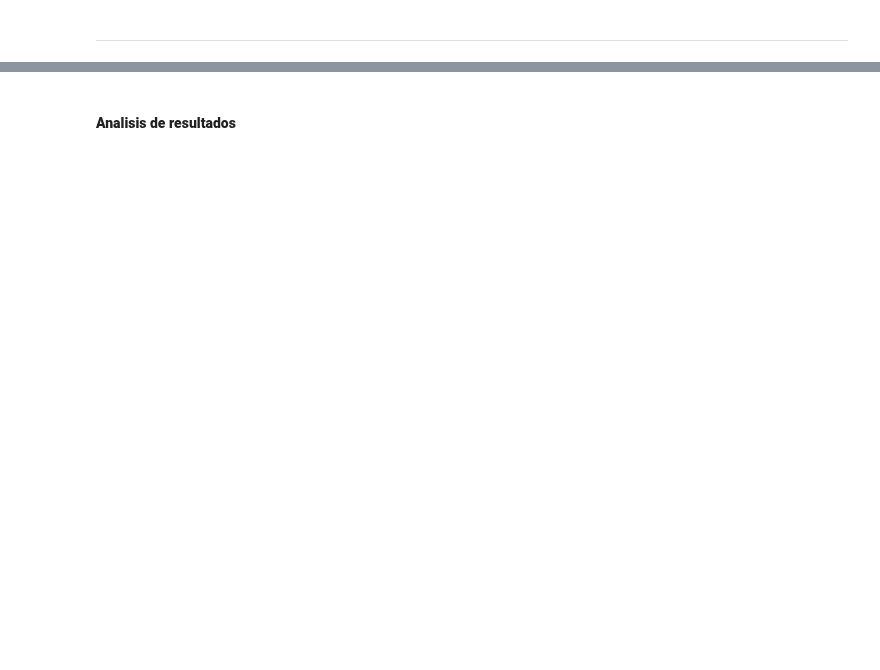
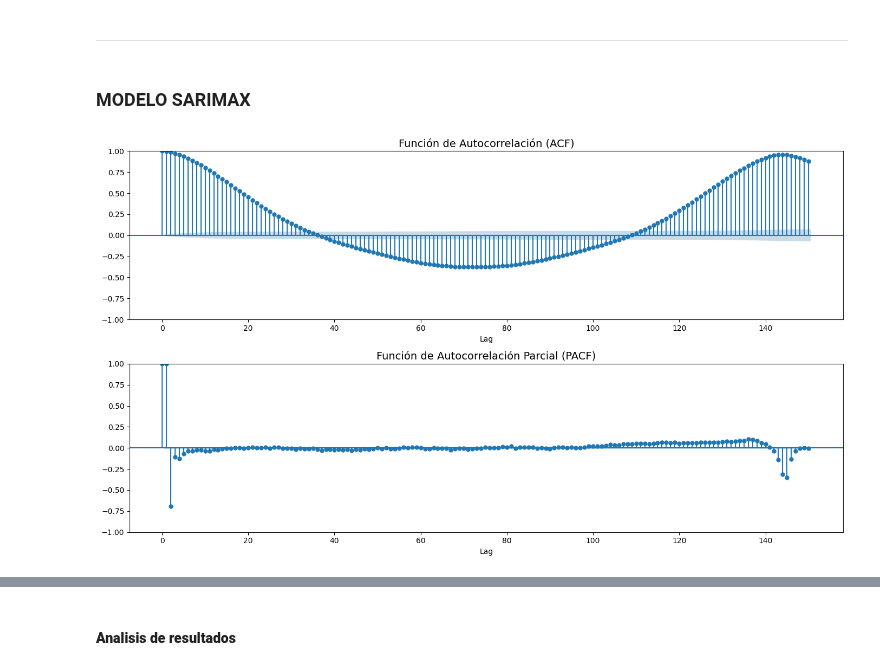
Before and after one commit to DCajiao/Time-series-forecast-of-energy-consumption-in-Tetouan-City, a Jupyter notebook: notebooks/01_ARIMA_SARIMA_modeling.ipynb, the cells around one changed output, grey strips where cells are left out. Cells and saved outputs as stored; diff of their text form; code cells hidden in the pictures; blank space fills up the shorter version.

```diff
--- a/notebooks/01_ARIMA_SARIMA_modeling.ipynb
+++ b/notebooks/01_ARIMA_SARIMA_modeling.ipynb
@@ -17,2 +304,21 @@ A múltiples pasos
 # %% [markdown]
 ---
+# %% [markdown]
+### MODELO SARIMAX
+# %%
+fig, (ax1, ax2) = plt.subplots(2, 1, figsize=(14, 8))
+
+# ACF
+plot_acf(serie.dropna(), lags=150, ax=ax1)
+ax1.set_title('Función de Autocorrelación (ACF)', fontsize=14)
+ax1.set_xlabel('Lag')
+
+# PACF
+plot_pacf(serie.dropna(), lags=150, ax=ax2)
+ax2.set_title('Función de Autocorrelación Parcial (PACF)', fontsize=14)
+ax2.set_xlabel('Lag')
+
+plt.tight_layout()
+plt.show()
+# %% [output]
+[figure, added]
```
Also changed, not shown: parts of 30 cells of this notebook.
